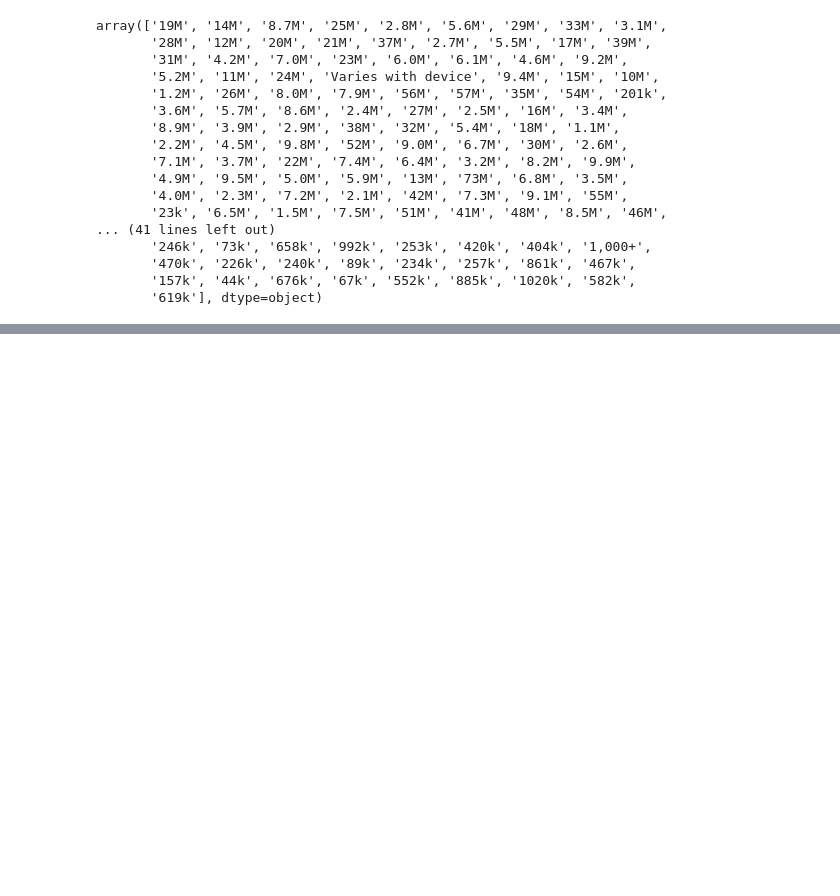
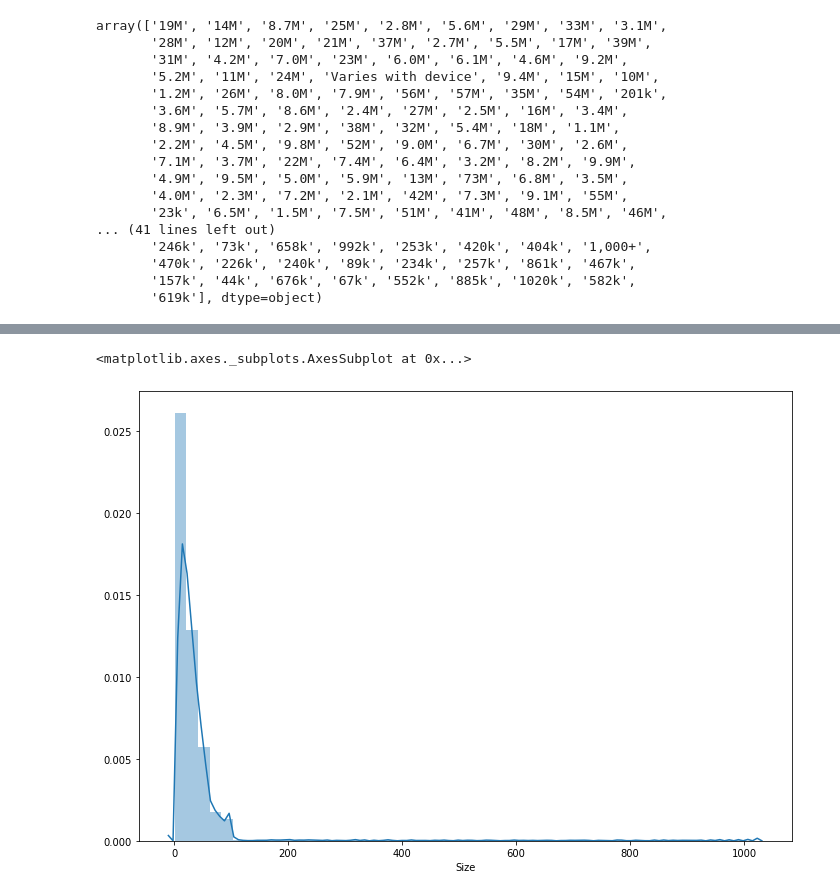
Before and after one commit to Shaheer-Imam/Data-Science, a Jupyter notebook: EDA/Google play apps EDA.ipynb, the cells around one changed output, grey strips where cells are left out. Cells and saved outputs as stored; diff of their text form; code cells hidden in the pictures; blank space fills up the shorter version.

Commit message:
Size datatype fixed and analysis completed

```diff
--- a/EDA/Google play apps EDA.ipynb
+++ b/EDA/Google play apps EDA.ipynb
@@ -409,0 +416,8 @@ Name: Size, Length: 462, dtype: int64
+# %%
+data_1['Size'] = data_1['Size'].astype(str).str.rstrip('kM')
+# %%
+data_1['Size'] = data_1['Size'].str.replace(',','')
+# %%
+data_1['Size'] = data_1['Size'].astype(float)
+# %%
+data_1['Size'].fillna(data_1.groupby('Category')['Size'].transform('mean'),inplace=True)
@@ -409,0 +436,5 @@ Name: Size, Length: 462, dtype: int64
+# %%
+sns.distplot(data_1['Size'])
+# %% [output]
+<matplotlib.axes._subplots.AxesSubplot at 0x...>
+[figure, added]
```
Also changed, not shown: parts of 5 cells of this notebook.
